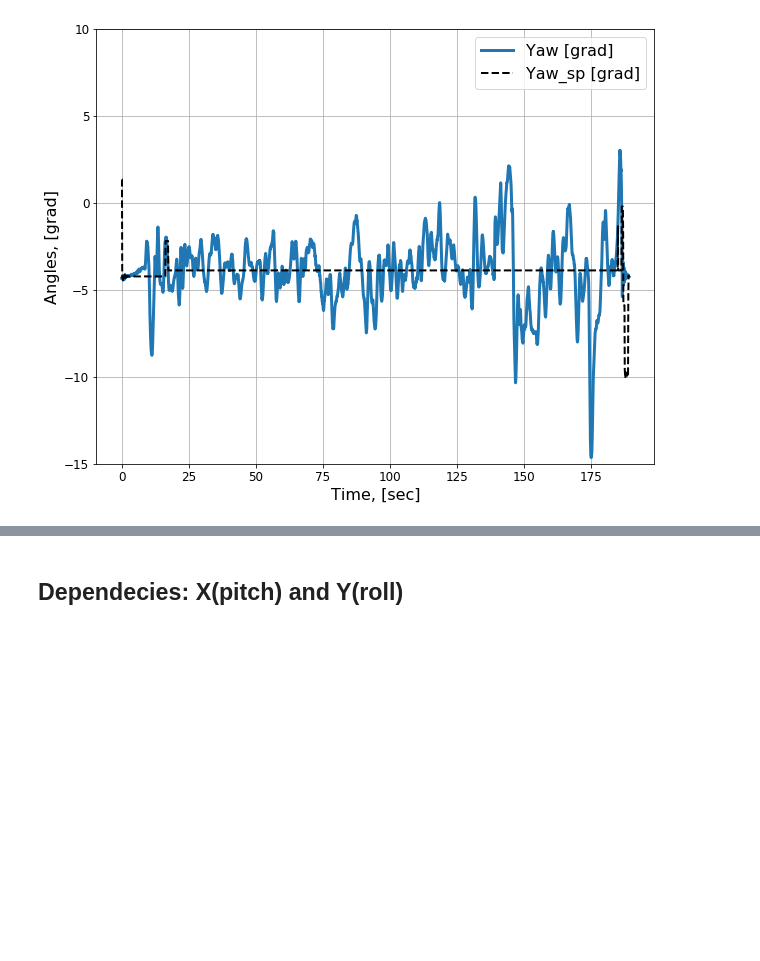
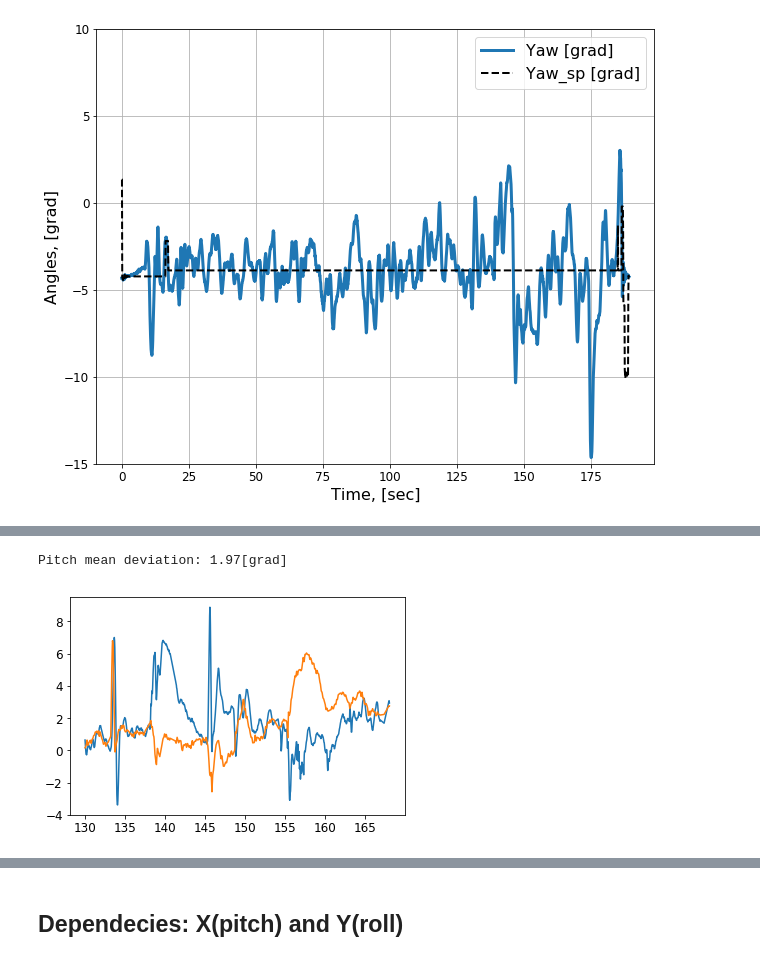
Before and after one commit to RuslanAgishev/DroneArm, a Jupyter notebook: log/successful_grab/csv/postprocessing.ipynb, the cells around one changed output, grey strips where cells are left out. Saved outputs shown, nothing was run; the diff lists cells and outputs as text; code cells hidden in the pictures; blank space fills up the shorter version.

```diff
--- a/log/successful_grab/csv/postprocessing.ipynb
+++ b/log/successful_grab/csv/postprocessing.ipynb
@@ -223,0 +261,8 @@ plt.ylim([-15, 10])
+# %%
+plt.plot(t_hold_object, pitch_hold_object)
+plt.plot(t_hold_object, pitch_sp_hold_object)
+
+print('Pitch mean deviation: %.2f[grad]' %np.mean(np.abs(pitch_sp_hold_object - pitch_hold_object)))
+# %% [output]
+Pitch mean deviation: 1.97[grad]
+[figure, added]
```
Also changed, not shown: parts of 7 cells of this notebook.
